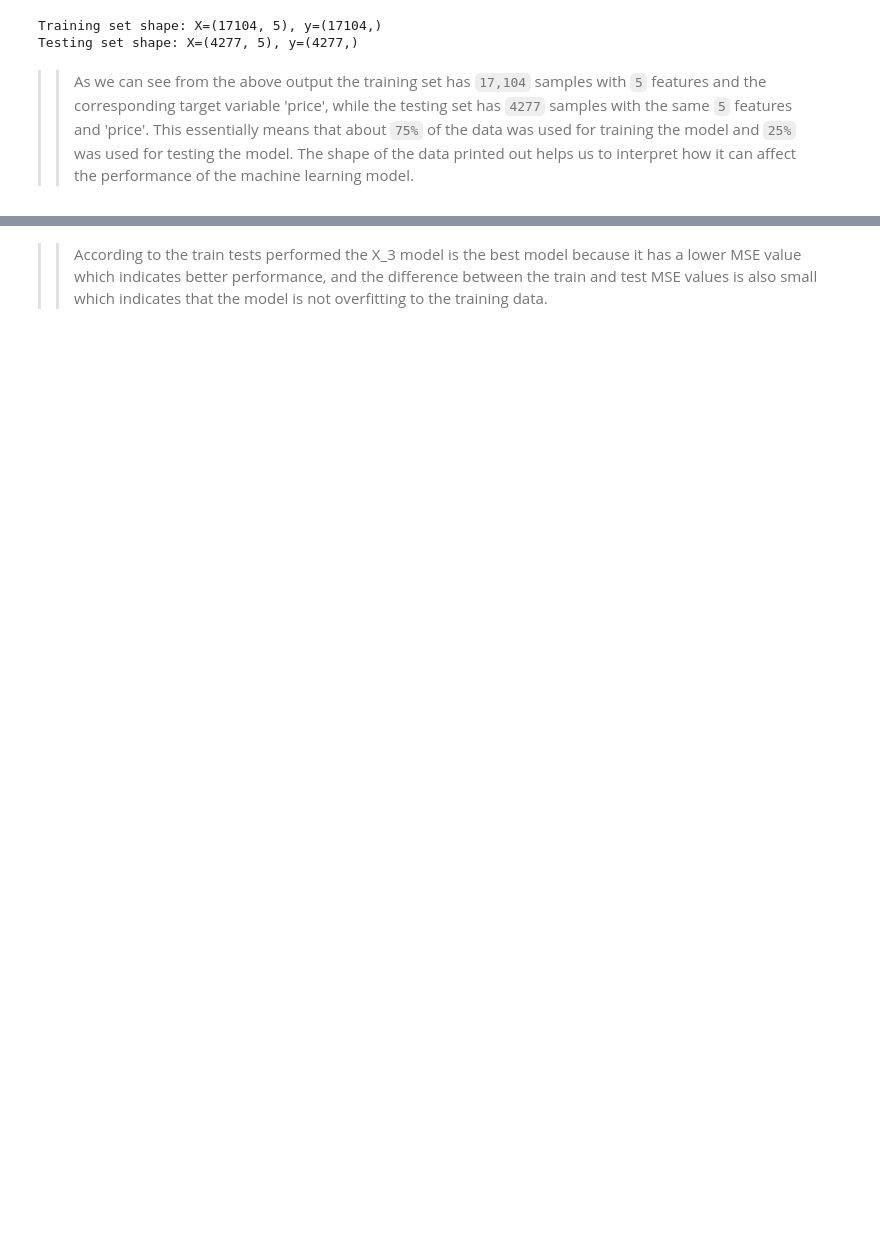
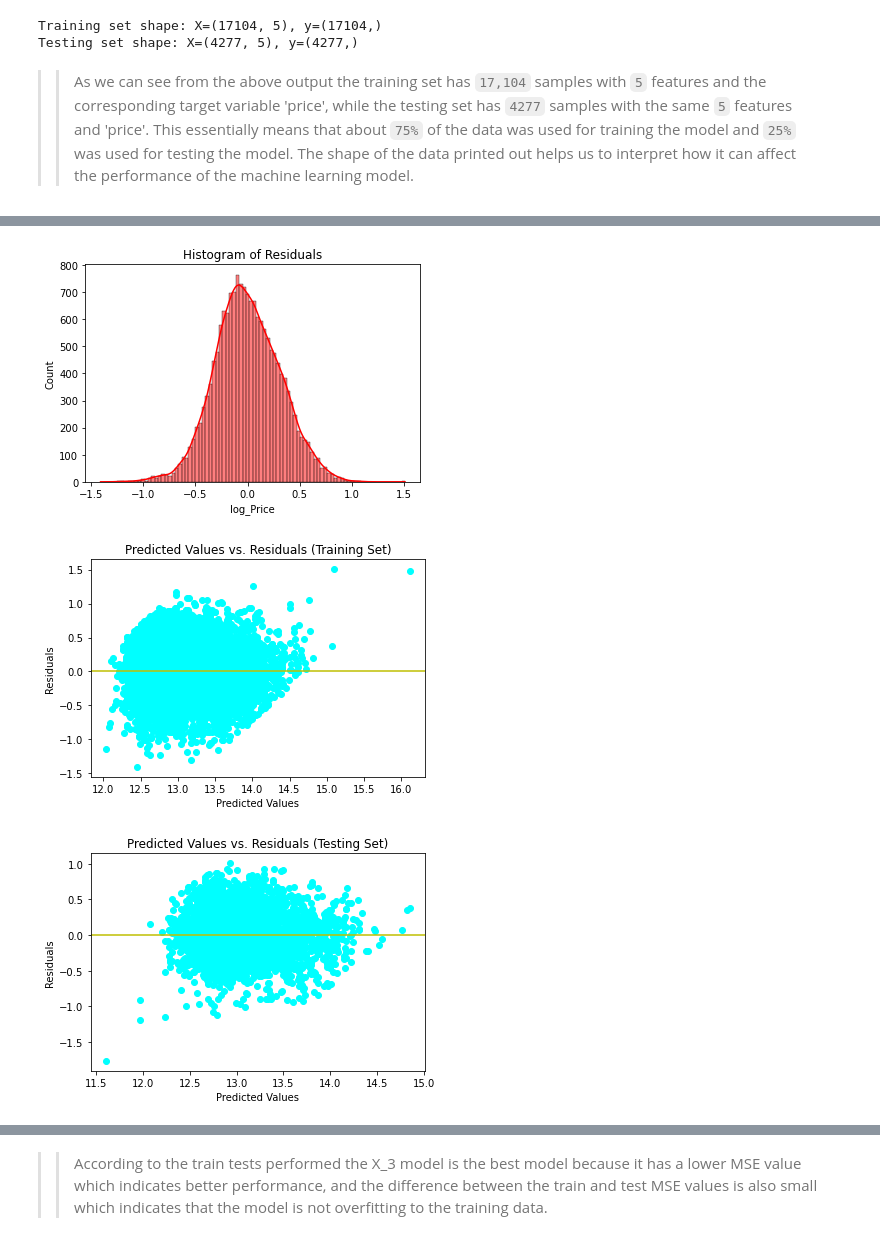
Before and after one commit to Lawez/phase-2-project-group, a Jupyter notebook: student.ipynb, the cells around one changed output, grey strips where cells are left out. Drawn from its saved outputs; the diff is of its cells as text; code cells hidden in the pictures; blank space fills up the shorter version.

```diff
--- a/student.ipynb
+++ b/student.ipynb
@@ -1234,0 +1317,6 @@ Testing set shape: X=(4277, 15), y=(4277,)
+# %%
+plot_residuals(y_train3, y_hat_train3, train_residuals3, y_test3, y_hat_test3, test_residuals3)
+# %% [output]
+[figure, added]
+[figure, added]
+[figure, added]
```
Also changed, not shown: parts of 25 cells of this notebook.
